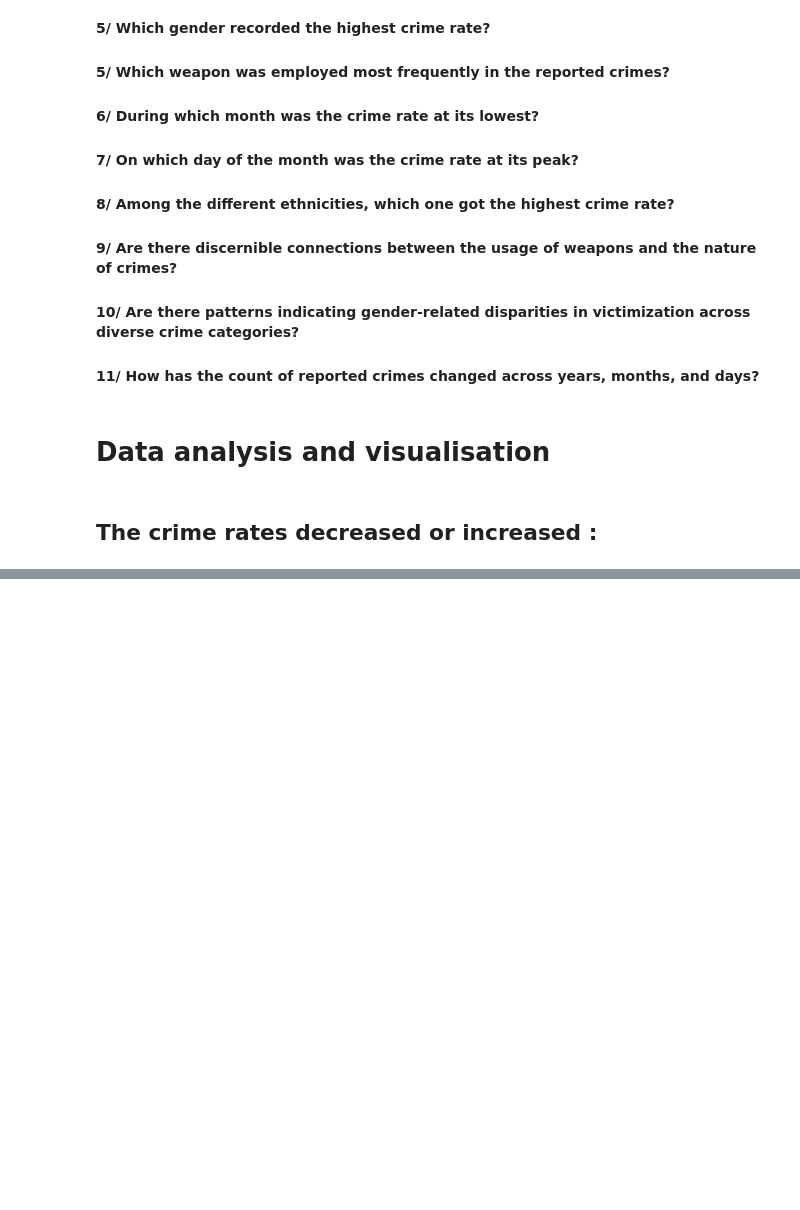
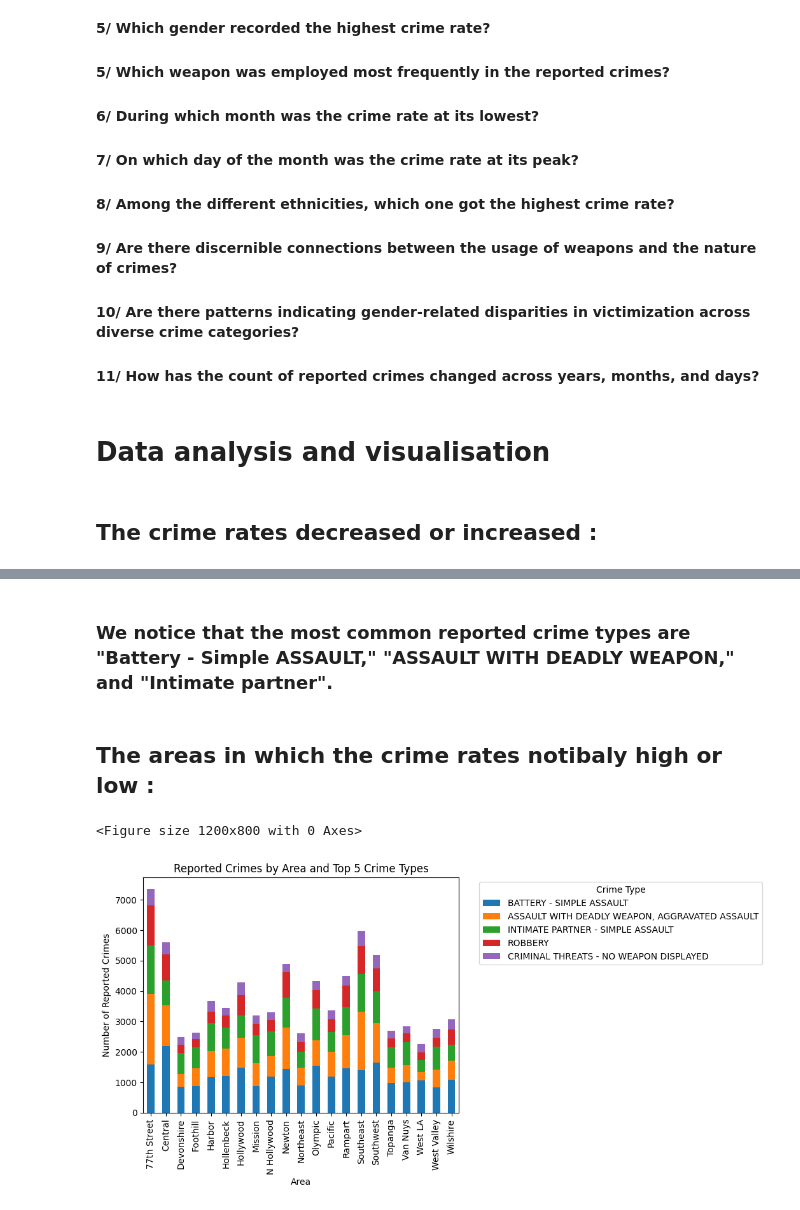
Before and after one commit to ImaneMdn/Los-Angeles-EDA, a Jupyter notebook: losangeles.ipynb, the cells around one changed output, grey strips where cells are left out. Saved outputs shown, nothing was run; the diff lists cells and outputs as text; code cells hidden in the pictures; blank space fills up the shorter version.

```diff
--- a/losangeles.ipynb
+++ b/losangeles.ipynb
@@ -209,0 +229,22 @@ plt.figure(figsize=(10,6))
+# %% [markdown]
+### We notice that the most common reported crime types are "Battery - Simple ASSAULT," "ASSAULT WITH DEADLY WEAPON," and "Intimate partner".
+# %% [markdown]
+## The areas in which the crime rates notibaly high or low :
+# %%
+crime_counts = df.groupby(['AREA NAME', 'Crm Cd Desc']).size().unstack(fill_value=0)
+
+# Get the 5 most common crime types
+top_crime_types = crime_counts.sum().sort_values(ascending=False).head(5).index
+crime_counts_top = crime_counts[top_crime_types]
+
+# Plotting a clustered bar graph for the top 5 crime types
+plt.figure(figsize=(12, 8))
+crime_counts_top.plot(kind='bar', stacked=True)
+plt.title('Reported Crimes by Area and Top 5 Crime Types')
+plt.xlabel('Area')
+plt.ylabel('Number of Reported Crimes')
+plt.legend(title='Crime Type', bbox_to_anchor=(1.05, 1), loc='upper left')
+plt.show()
+# %% [output]
+<Figure size 1200x800 with 0 Axes>
+[figure, added]
```
Also changed, not shown: parts of 4 cells of this notebook.
